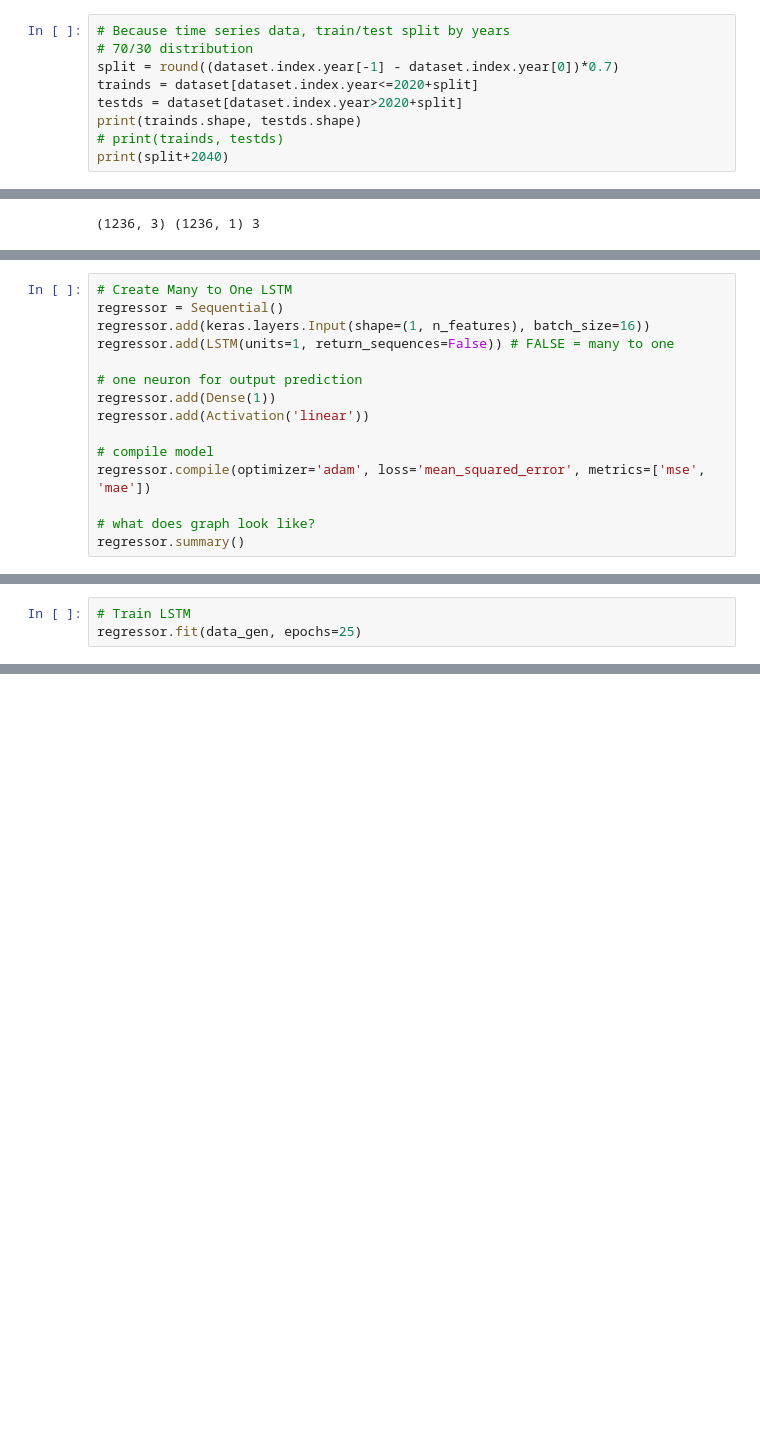
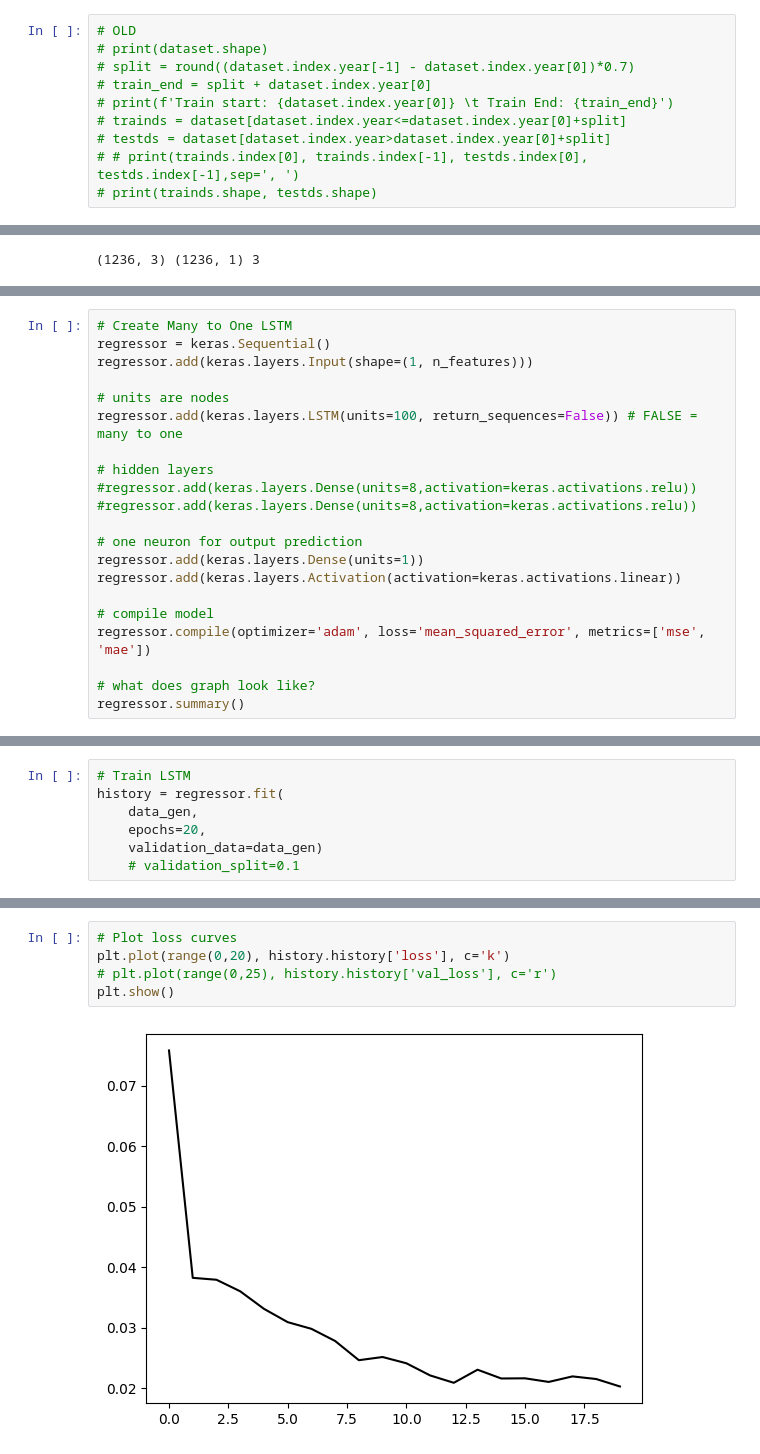
Before and after one commit to hannahzafar/UMDAOSC650, a Jupyter notebook: FinalProject_Zafar.ipynb, the cells around one changed output, grey strips where cells are left out. Cells and saved outputs as stored; diff of their text form; blank space fills up the shorter version.

```diff
--- a/FinalProject_Zafar.ipynb
+++ b/FinalProject_Zafar.ipynb
@@ -158,9 +181,10 @@ for i,(sea,mon) in enumerate(zip(seasons,month)):
 # %%
-# Because time series data, train/test split by years
-# 70/30 distribution
-split = round((dataset.index.year[-1] - dataset.index.year[0])*0.7)
-trainds = dataset[dataset.index.year<=2020+split]
-testds = dataset[dataset.index.year>2020+split]
-print(trainds.shape, testds.shape)
-# print(trainds, testds)
-print(split+2040)
+# OLD
+# print(dataset.shape)
+# split = round((dataset.index.year[-1] - dataset.index.year[0])*0.7)
+# train_end = split + dataset.index.year[0]
+# print(f'Train start: {dataset.index.year[0]} \t Train End: {train_end}')
+# trainds = dataset[dataset.index.year<=dataset.index.year[0]+split]
+# testds = dataset[dataset.index.year>dataset.index.year[0]+split]
+# # print(trainds.index[0], trainds.index[-1], testds.index[0], testds.index[-1],sep=', ')
+# print(trainds.shape, testds.shape)
@@ -257,13 +280,19 @@ print(x.shape, y.shape)
 (16, 5, 3) (16, 1)
 # %%
 # Create Many to One LSTM
-regressor = Sequential()
-regressor.add(keras.layers.Input(shape=(1, n_features), batch_size=16))
-regressor.add(LSTM(units=1, return_sequences=False)) # FALSE = many to one
+regressor = keras.Sequential()
+regressor.add(keras.layers.Input(shape=(1, n_features)))
+
+# units are nodes
+regressor.add(keras.layers.LSTM(units=100, return_sequences=False)) # FALSE = many to one
+
+# hidden layers
+#regressor.add(keras.layers.Dense(units=8,activation=keras.activations.relu))
+#regressor.add(keras.layers.Dense(units=8,activation=keras.activations.relu))
 
 # one neuron for output prediction
-regressor.add(Dense(1))
-regressor.add(Activation('linear'))
+regressor.add(keras.layers.Dense(units=1))
+regressor.add(keras.layers.Activation(activation=keras.activations.linear))
 
 # compile model
 regressor.compile(optimizer='adam', loss='mean_squared_error', metrics=['mse', 'mae'])
@@ -288,5 +317,9 @@ Non-trainable params: 0 (0.00 Byte)
 _________________________________________________________________
 # %%
 # Train LSTM
-regressor.fit(data_gen, epochs=25)
+history = regressor.fit(
+    data_gen,
+    epochs=20,
+    validation_data=data_gen)
+    # validation_split=0.1
 # %% [output]
@@ -310,0 +336,7 @@ Epoch 25/25
+# %%
+# Plot loss curves
+plt.plot(range(0,20), history.history['loss'], c='k')
+# plt.plot(range(0,25), history.history['val_loss'], c='r')
+plt.show()
+# %% [output]
+[figure, added]
```
Also changed, not shown: parts of 15 cells of this notebook.
